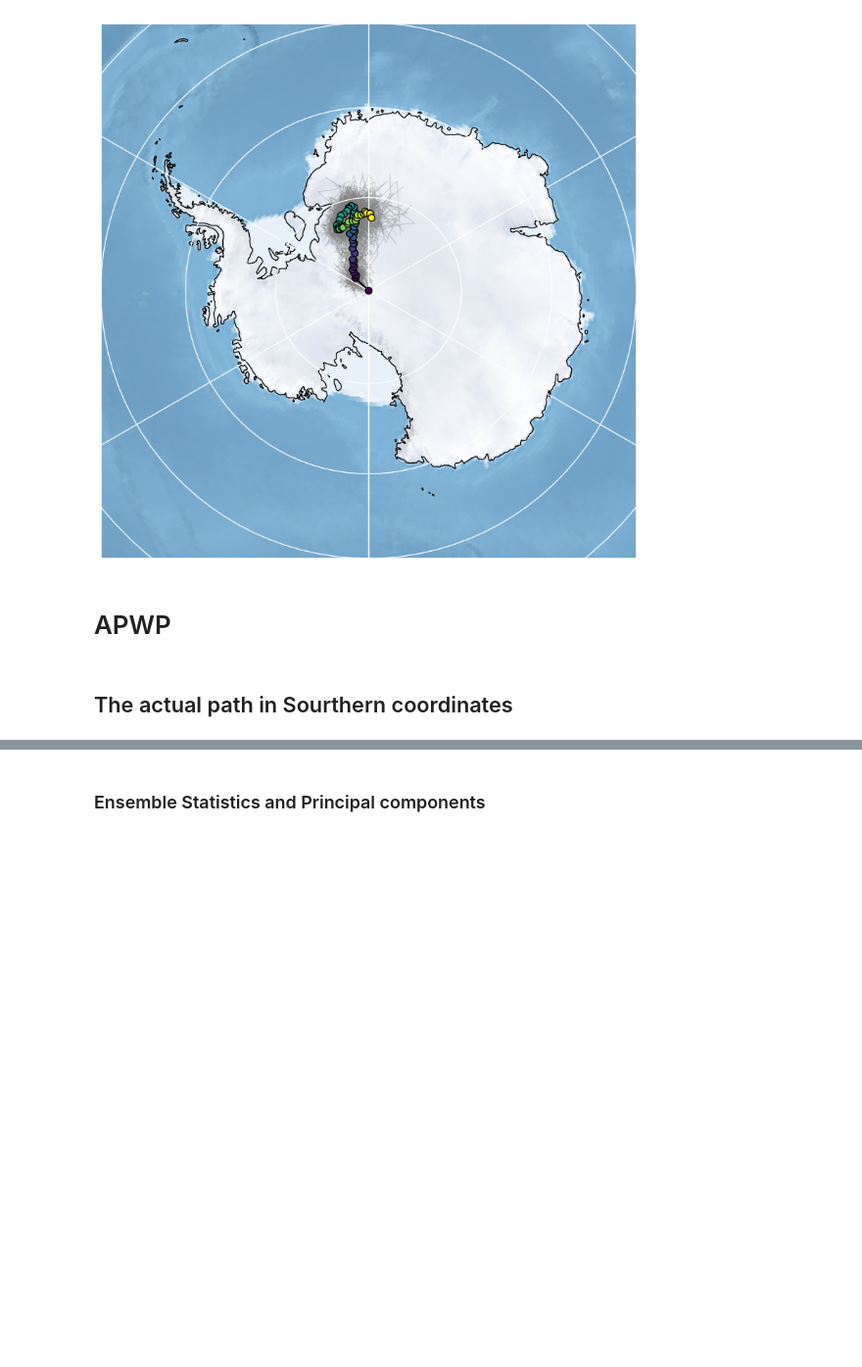
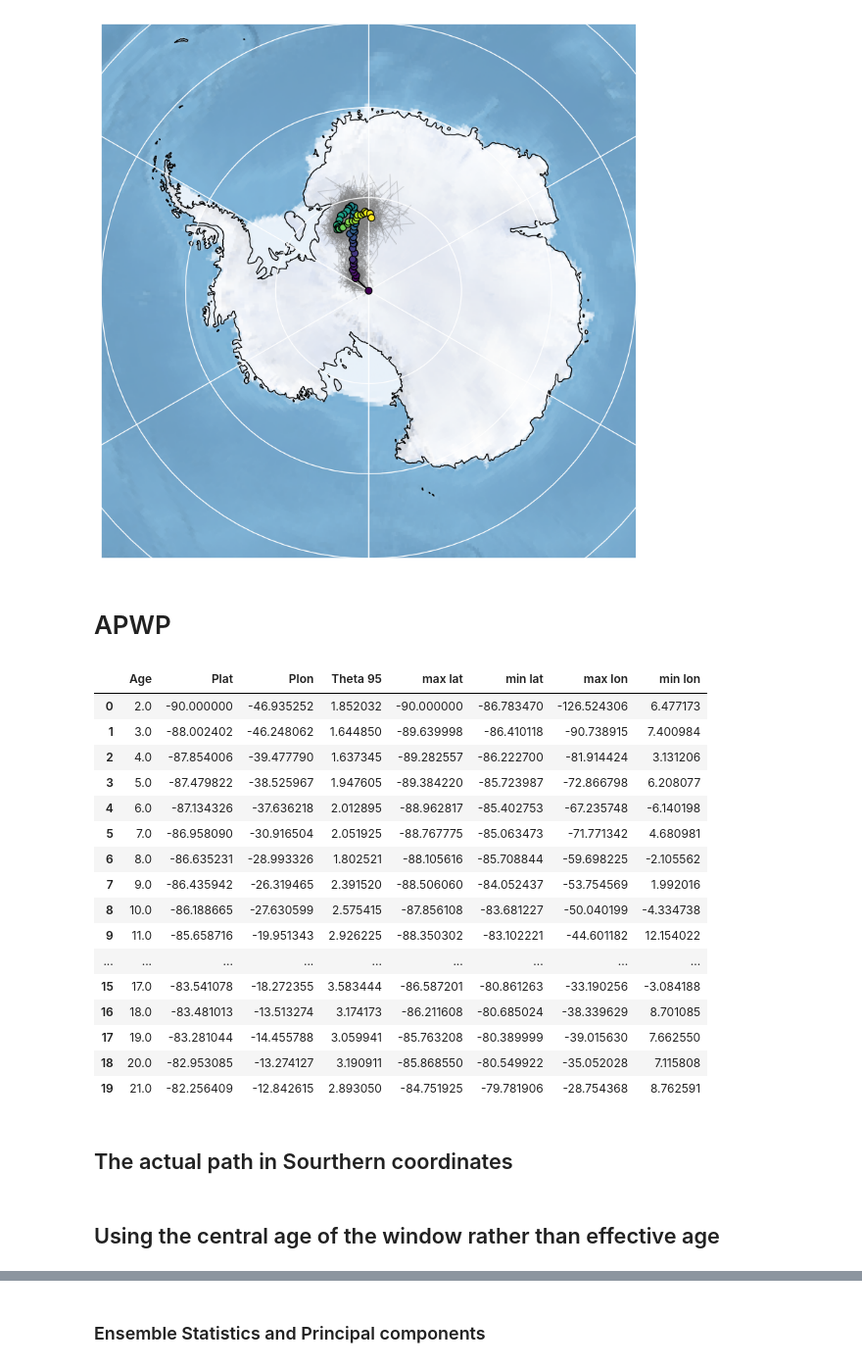
Before and after one commit to PolarWandering/Gallo_etal_2023_APWP_construction, a Jupyter notebook: code/weighted_bootstrap.ipynb, the cells around one changed output, grey strips where cells are left out. Shown at 98% size. Saved outputs shown, nothing was run; the diff lists cells and outputs as text; code cells hidden in the pictures; blank space fills up the shorter version.

```diff
--- a/code/weighted_bootstrap.ipynb
+++ b/code/weighted_bootstrap.ipynb
@@ -352,13 +354,31 @@ plt.show()
 # %%
 apwp_eff = {'Age': ensemble_PC_eff_age.X,
            'Plat': ensemble_PC_eff_age.PC(quantile)[1],
            'Plon': ensemble_PC_eff_age.PC(quantile)[0],
            'Theta 95': ensemble_PC_eff_age.PC(quantile)[2],
            'max lat': ensemble_PC_eff_age.Lat_Lon_bounds(quantile)[3],
            'min lat': ensemble_PC_eff_age.Lat_Lon_bounds(quantile)[2],
            'max lon': ensemble_PC_eff_age.Lat_Lon_bounds(quantile)[1],
            'min lon': ensemble_PC_eff_age.Lat_Lon_bounds(quantile)[0],
           }
 df_apwp_eff = pd.DataFrame(apwp_eff)
-
+df_apwp_eff.head(20)
 # df_apwp_eff.to_csv(data_path +'/NAM_Cenozoic_APWP_eff_age.csv', index = False)
+# %% [output]
+|  | Age | Plat | Plon | Theta 95 | max lat | min lat | max lon | min lon |
+| 0 | 2.0 | -90.000000 | -46.935252 | 1.852032 | -90.000000 | -86.783470 | -126.524306 | 6.477173 |
+| 1 | 3.0 | -88.002402 | -46.248062 | 1.644850 | -89.639998 | -86.410118 | -90.738915 | 7.400984 |
+| 2 | 4.0 | -87.854006 | -39.477790 | 1.637345 | -89.282557 | -86.222700 | -81.914424 | 3.131206 |
+| 3 | 5.0 | -87.479822 | -38.525967 | 1.947605 | -89.384220 | -85.723987 | -72.866798 | 6.208077 |
+| 4 | 6.0 | -87.134326 | -37.636218 | 2.012895 | -88.962817 | -85.402753 | -67.235748 | -6.140198 |
+| 5 | 7.0 | -86.958090 | -30.916504 | 2.051925 | -88.767775 | -85.063473 | -71.771342 | 4.680981 |
+| 6 | 8.0 | -86.635231 | -28.993326 | 1.802521 | -88.105616 | -85.708844 | -59.698225 | -2.105562 |
+| 7 | 9.0 | -86.435942 | -26.319465 | 2.391520 | -88.506060 | -84.052437 | -53.754569 | 1.992016 |
+| 8 | 10.0 | -86.188665 | -27.630599 | 2.575415 | -87.856108 | -83.681227 | -50.040199 | -4.334738 |
+| 9 | 11.0 | -85.658716 | -19.951343 | 2.926225 | -88.350302 | -83.102221 | -44.601182 | 12.154022 |
+| ... | ... | ... | ... | ... | ... | ... | ... | ... |
+| 15 | 17.0 | -83.541078 | -18.272355 | 3.583444 | -86.587201 | -80.861263 | -33.190256 | -3.084188 |
+| 16 | 18.0 | -83.481013 | -13.513274 | 3.174173 | -86.211608 | -80.685024 | -38.339629 | 8.701085 |
+| 17 | 19.0 | -83.281044 | -14.455788 | 3.059941 | -85.763208 | -80.389999 | -39.015630 | 7.662550 |
+| 18 | 20.0 | -82.953085 | -13.274127 | 3.190911 | -85.868550 | -80.549922 | -35.052028 | 7.115808 |
+| 19 | 21.0 | -82.256409 | -12.842615 | 2.893050 | -84.751925 | -79.781906 | -28.754368 | 8.762591 |
@@ -379,2 +385,4 @@ ensemble_age_diff = quantiles(df_RM_ensemble,"age","distance2age") # set quantil
 # %% [markdown]
 ## The actual path in Sourthern coordinates
+# %% [markdown]
+## Using the central age of the window rather than effective age
```
Also changed, not shown: parts of 12 cells of this notebook.
